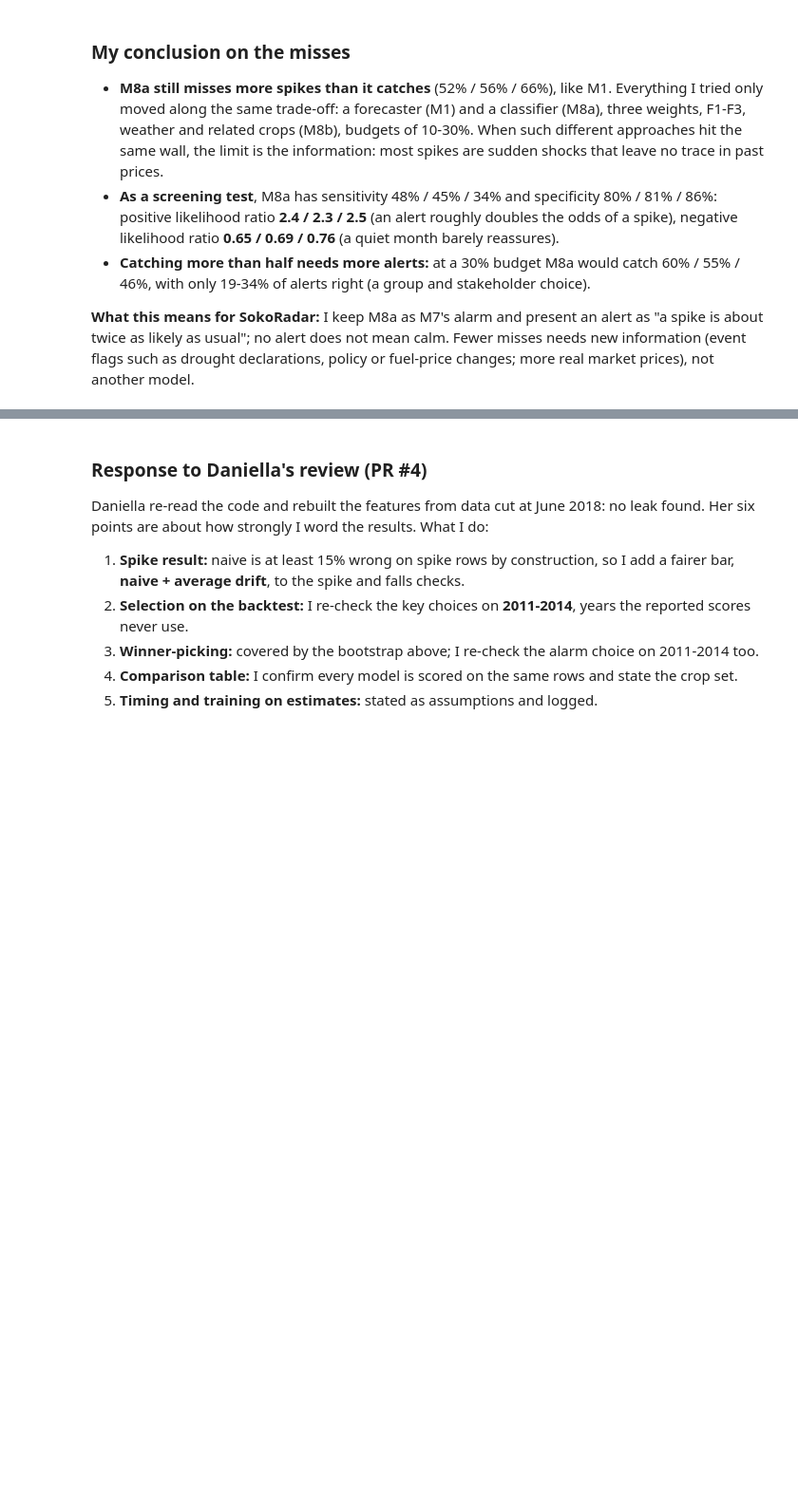
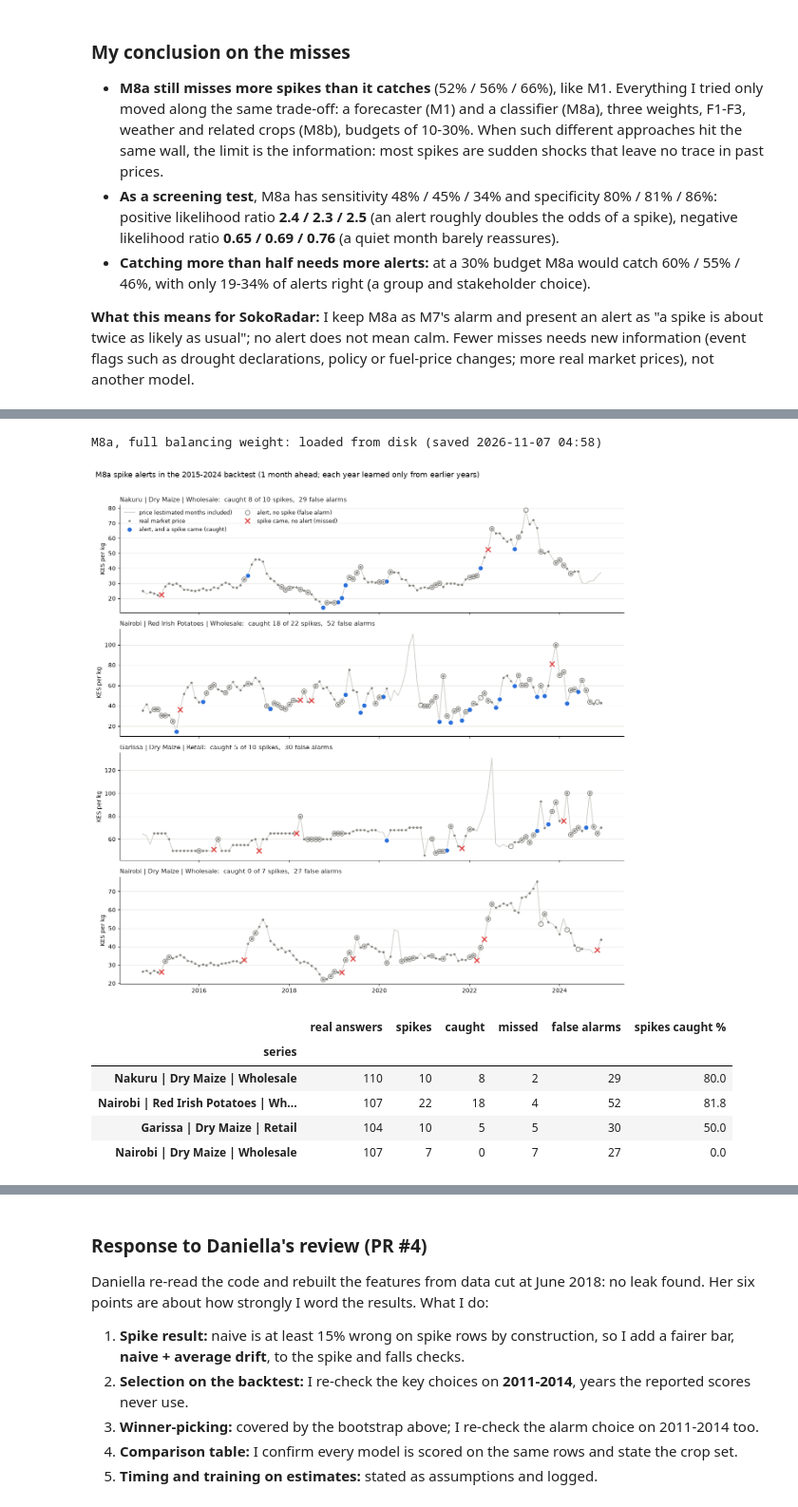
Before and after one commit to emergingleader/Soko_Radar, a Jupyter notebook: notebooks/modelling/02_model_build.ipynb, the cells around one changed output, grey strips where cells are left out. Shown at 95% size. Saved outputs shown, nothing was run; the diff lists cells and outputs as text; code cells hidden in the pictures; blank space fills up the shorter version.

Commit message:
Alerts in action; hand-over: chart option, Excel-friendly CSV, where-to-buy back to same-month real prices (backtest: 85% right)

```diff
--- a/notebooks/modelling/02_model_build.ipynb
+++ b/notebooks/modelling/02_model_build.ipynb
@@ -3431,0 +3416,46 @@ Final M7 (M8a alerts) vs first M7 (M1 alerts):
+# %%
+# Alerts in action: M8a's 1-month alerts on four series in the 2015-2024 backtest (blue = caught, grey ring = false alarm, red x = missed)
+EXAMPLES = ["Nakuru | Dry Maize | Wholesale", "Nairobi | Red Irish Potatoes | Wholesale",
+            "Garissa | Dry Maize | Retail", "Nairobi | Dry Maize | Wholesale"]
+m8a_bt = m8_run(f"M8a, {WEIGHTS[M8_WEIGHT]}", M1_FEATURES, M8_WEIGHT, BACKTEST_YEARS)
+m8a_bt = m8a_bt[(m8a_bt["horizon"] == 1) & m8a_bt["target_observed"]].copy()
+m8a_bt["alert"] = m8a_bt["spike_prob"] > ALARM_THRESHOLD[("M8a", 1)]
+m8a_bt["spike"] = m8a_bt["target_price"] / m8a_bt["origin_price"] - 1 > SPIKE
+
+C_INK, C_MUTED, C_BLUE, C_RED, C_GRID = "#1f1f1e", "#8a8985", "#2a6fdb", "#e34948", "#e6e5e1"
+fig, axes = plt.subplots(len(EXAMPLES), 1, figsize=(13, 13), sharex=True)
+rows = []
+for ax, s in zip(axes, EXAMPLES):
+    p = prices[(prices["series"] == s) & (prices["month"] >= "2014-10-01")]
+    ax.plot(p["month"], p["price_kes"], color="#c9c8c3", lw=1.2, label="price (estimated months included)")
+    ax.plot(p.loc[p["observed"], "month"], p.loc[p["observed"], "price_kes"], "o", ms=3, color=C_MUTED, label="real market price")
+    f = m8a_bt[m8a_bt["series"] == s]
+    caught, false_alarm, missed = f[f["alert"] & f["spike"]], f[f["alert"] & ~f["spike"]], f[~f["alert"] & f["spike"]]
+    ax.plot(caught["origin_month"], caught["origin_price"], "o", ms=9, color=C_BLUE, mec="white", mew=1.5, label="alert, and a spike came (caught)")
+    ax.plot(false_alarm["origin_month"], false_alarm["origin_price"], "o", ms=8, mfc="none", mec=C_MUTED, mew=1.3, label="alert, no spike (false alarm)")
+    ax.plot(missed["origin_month"], missed["origin_price"], "x", ms=9, color=C_RED, mew=2, label="spike came, no alert (missed)")
+    ax.set_title(f"{s}:  caught {len(caught)} of {int(f['spike'].sum())} spikes,  {len(false_alarm)} false alarms",
+                 loc="left", fontsize=11, color=C_INK)
+    ax.set_ylabel("KES per kg")
+    ax.grid(axis="y", color=C_GRID)
+    ax.set_axisbelow(True)
+    for side in ["top", "right"]:
+        ax.spines[side].set_visible(False)
+    rows.append({"series": s, "real answers": len(f), "spikes": int(f["spike"].sum()), "caught": len(caught),
+                 "missed": len(missed), "false alarms": len(false_alarm),
+                 "spikes caught %": round(len(caught) / max(f["spike"].sum(), 1) * 100, 1)})
+axes[0].legend(loc="upper left", fontsize=9, frameon=False, ncol=2)
+fig.suptitle("M8a spike alerts in the 2015-2024 backtest (1 month ahead; each year learned only from earlier years)",
+             x=0.01, ha="left", fontsize=13)
+plt.tight_layout(rect=(0, 0, 1, 0.97))
+plt.show()
+pd.DataFrame(rows).set_index("series")
+# %% [output]
+M8a, full balancing weight: loaded from disk (saved 2026-11-07 04:58)
+[figure, added]
+|  | real answers | spikes | caught | missed | false alarms | spikes caught % |
+| series |  |  |  |  |  |  |
+| Nakuru | Dry Maize | Wholesale | 110 | 10 | 8 | 2 | 29 | 80.0 |
+| Nairobi | Red Irish Potatoes | Wh... | 107 | 22 | 18 | 4 | 52 | 81.8 |
+| Garissa | Dry Maize | Retail | 104 | 10 | 5 | 5 | 30 | 50.0 |
+| Nairobi | Dry Maize | Wholesale | 107 | 7 | 0 | 7 | 27 | 0.0 |
```
Also changed, not shown: parts of 21 cells of this notebook, 2 other files.
